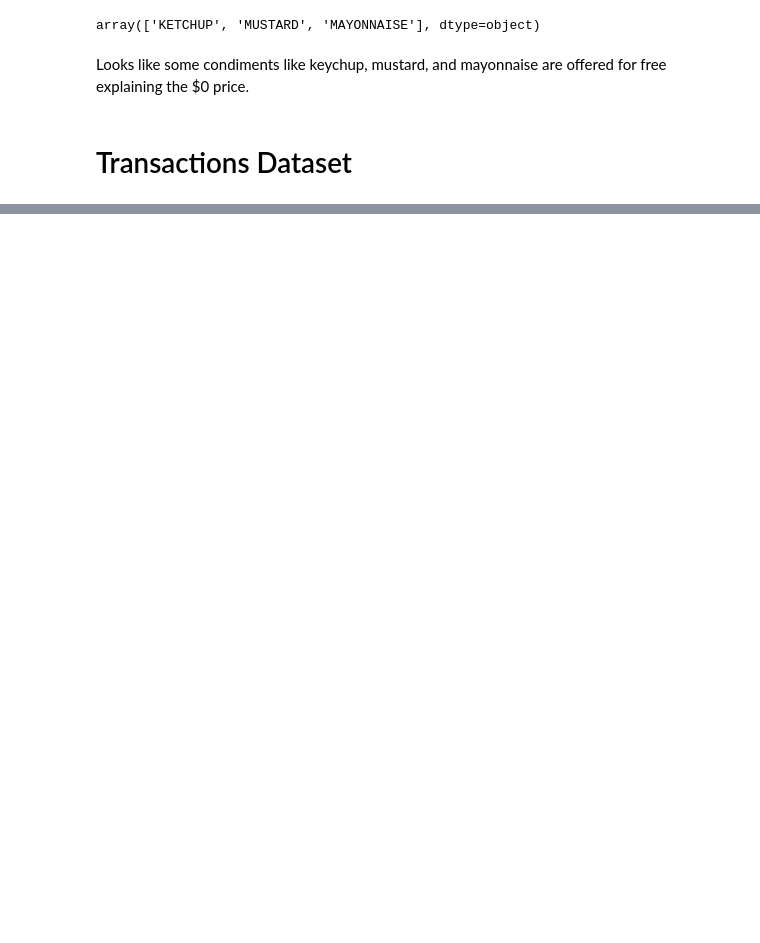
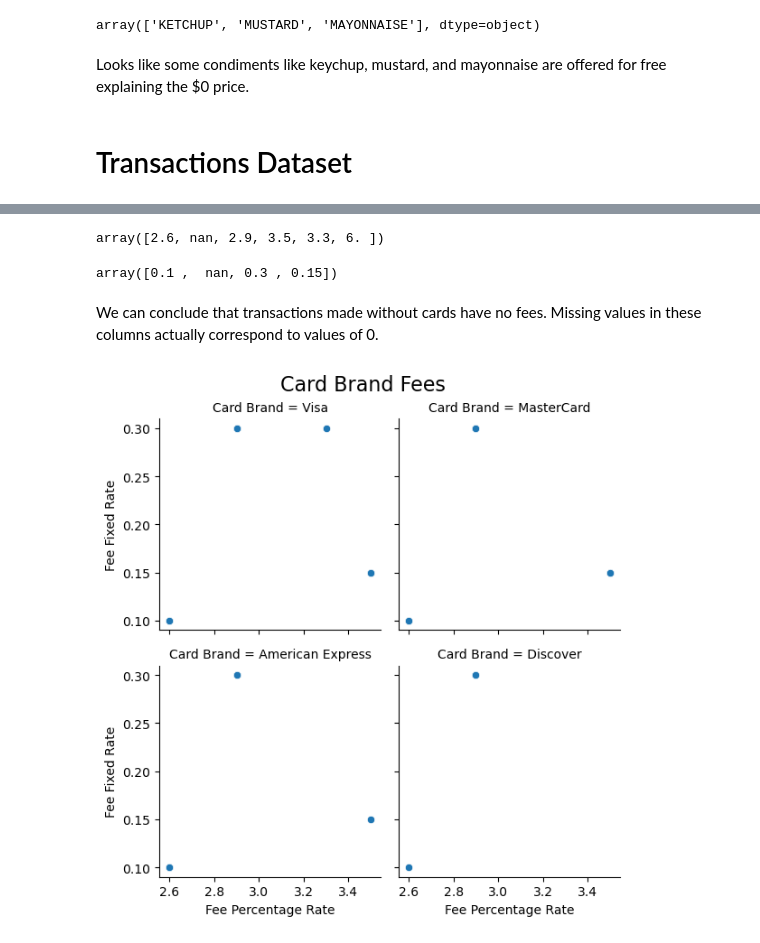
Before and after one commit to ajamkotc/belly_rubb_analysis, a Jupyter notebook: notebooks/1.0-aj-initial-data-exploration.ipynb, the cells around one changed output, grey strips where cells are left out. Saved outputs shown, nothing was run; the diff lists cells and outputs as text; code cells hidden in the pictures; blank space fills up the shorter version.

```diff
--- a/notebooks/1.0-aj-initial-data-exploration.ipynb
+++ b/notebooks/1.0-aj-initial-data-exploration.ipynb
@@ -568,0 +638,5 @@ array(['Postmates Delivery',
+# %%
+# Subset for completed transactions
+
+complete_trans = trans_df[trans_df['Transaction Status'] == 'Complete']
+complete_trans
@@ -568,0 +745,4 @@ array(['Postmates Delivery',
+# %%
+# Drop outlier row
+
+complete_trans = complete_trans.drop(361)
@@ -568,0 +789,27 @@ array(['Postmates Delivery',
+# %%
+complete_trans['Fee Percentage Rate'].unique()
+# %% [output]
+array([2.6, nan, 2.9, 3.5, 3.3, 6. ])
+# %%
+complete_trans['Fee Fixed Rate'].unique()
+# %% [output]
+array([0.1 ,  nan, 0.3 , 0.15])
+# %% [markdown]
+We can conclude that transactions made without cards have no fees. Missing values in these columns actually correspond to values of 0.
+# %%
+# Visualize relationship between card brands and fees
+
+g = sns.relplot(
+    x='Fee Percentage Rate',
+    y='Fee Fixed Rate',
+    kind='scatter',
+    col='Card Brand',
+    col_wrap=2,
+    data=complete_trans,
+    height=3
+)
+
+g.figure.suptitle('Card Brand Fees', fontsize=16, y=1.025)
+plt.show()
+# %% [output]
+[figure, added]
```
Also changed, not shown: parts of 31 cells of this notebook, 5 other files.
